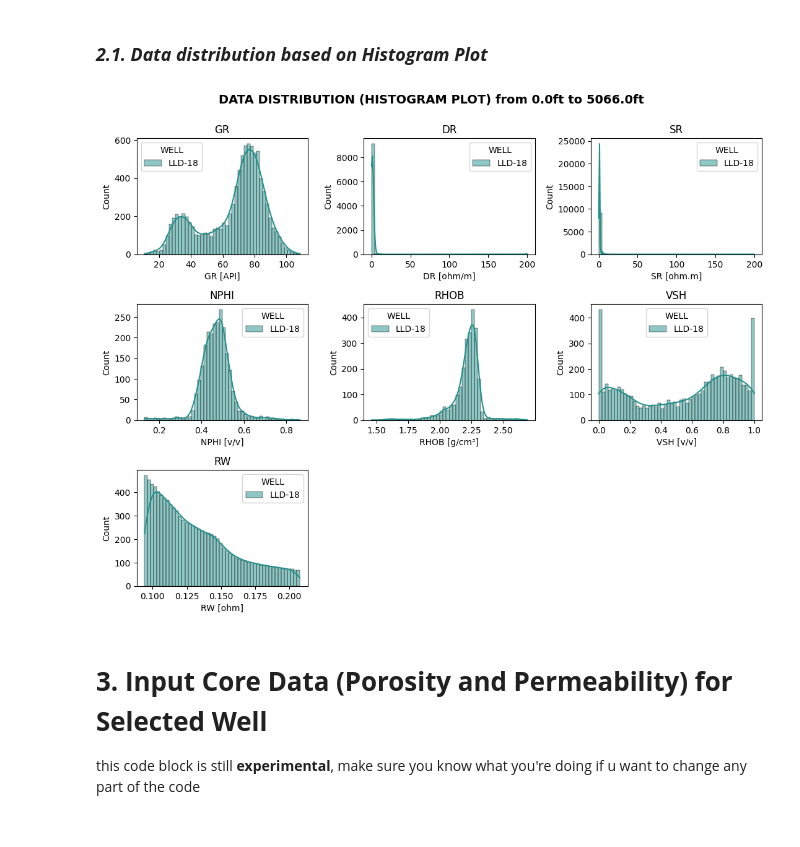
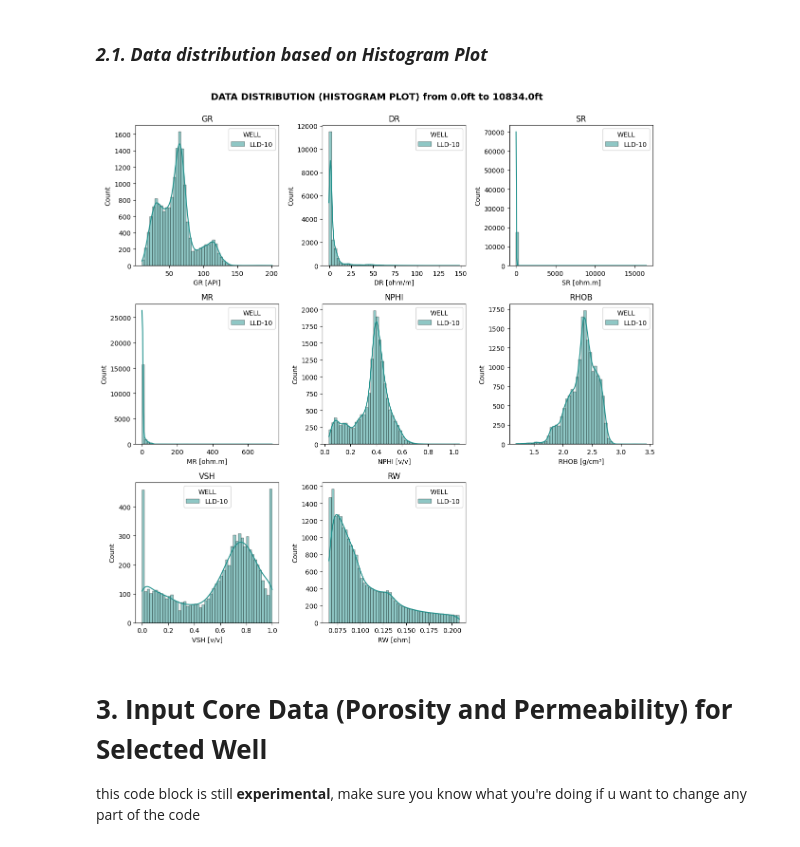
Before and after one commit to ARoyyanF/Basic-WellLog-Interpretation, a Jupyter notebook: notebooks/BWLI_simplified_v2.ipynb, the cells around one changed output. Saved outputs shown, nothing was run; the diff lists cells and outputs as text; code cells hidden in the pictures.

```diff
--- a/notebooks/BWLI_simplified_v2.ipynb
+++ b/notebooks/BWLI_simplified_v2.ipynb
@@ -45,8 +44,8 @@ def read_las(
 
     return data
 # %%
-file_name = "../data/raw/lld-18_wire_lima.las"
-well_name = "LLD-18"
+file_name = "../data/raw/llb-10_wire_lima.las"
+well_name = "LLD-10"
 renamed_columns = {
     "DEPTH": "DEPT",
     "RT": "DR",
@@ -56,7 +55,7 @@ renamed_columns = {
 }  # {nama_asli : nama_baru, ... , dst}
 columns = ["DEPT", "GR", "CALI", "MR", "DR", "SR", "NPHI", "RHOB", "VSH", "RW", "WELL"]
 
-data = read_las(file_name, well_name, renamed_columns, columns, keep_original=False)
+raw_data = read_las(file_name, well_name, renamed_columns, columns, keep_original=False)
 # %% [output]
 Only engine='normal' can read wrapped files
 # %%
@@ -80,8 +79,8 @@ def histplot(
     data,
     columns_to_plot,
     columns_unit,
-    depth_start=data.DEPT.min(),
-    depth_end=data.DEPT.max(),
+    depth_start=raw_data.DEPT.min(),
+    depth_end=raw_data.DEPT.max(),
     axes=(3, 3),
     fig_size=(12, 12),
 ):
@@ -138,12 +137,12 @@ def histplot(
     plt.tight_layout()
     plt.show()
 # %%
-columns_to_plot = ["GR", "DR", "SR", "NPHI", "RHOB", "VSH", "RW"]
-columns_unit = ["API", "ohm/m", "ohm.m", "v/v", "g/cm³", "v/v", "ohm"]
+columns_to_plot = ["GR", "DR", "SR", "MR", "NPHI", "RHOB", "VSH", "RW"]
+columns_unit = ["API", "ohm/m", "ohm.m", "ohm.m", "v/v", "g/cm³", "v/v", "ohm"]
 
-histplot(data, columns_to_plot, columns_unit, axes=(4, 3), fig_size=(11, 11))
+histplot(raw_data, columns_to_plot, columns_unit, axes=(3, 3), fig_size=(12, 12))
 # %% [output]
-[figure, old version]
+[figure, new version]
 # %% [markdown]
 # **3. Input Core Data (Porosity and Permeability) for Selected Well**
 this code block is still **experimental**, make sure you know what you're doing if u want to change any part of the code
```
Also changed, not shown: parts of 34 cells of this notebook, 1 other file.
